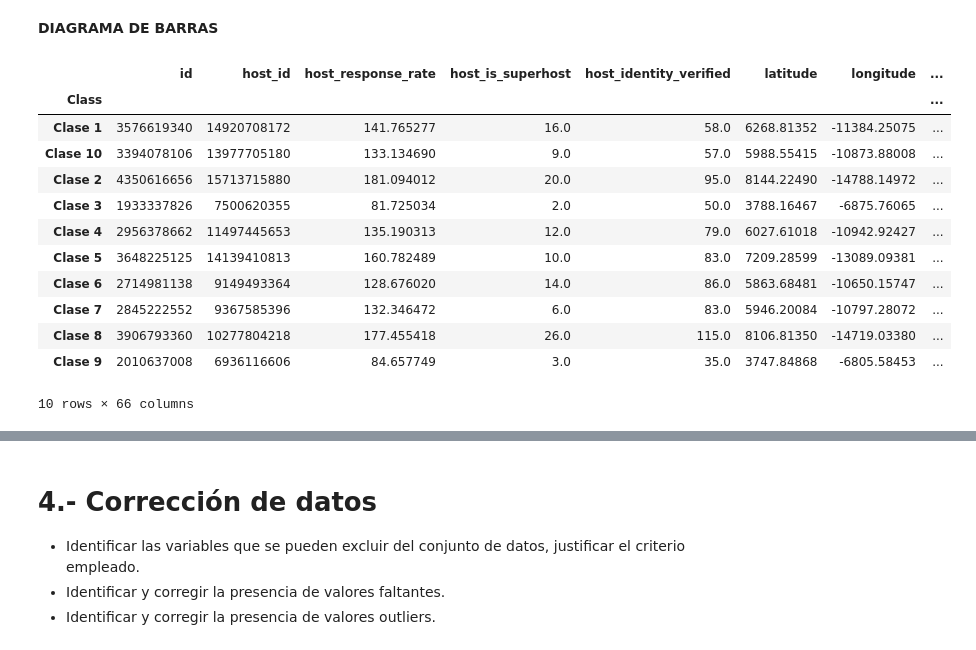
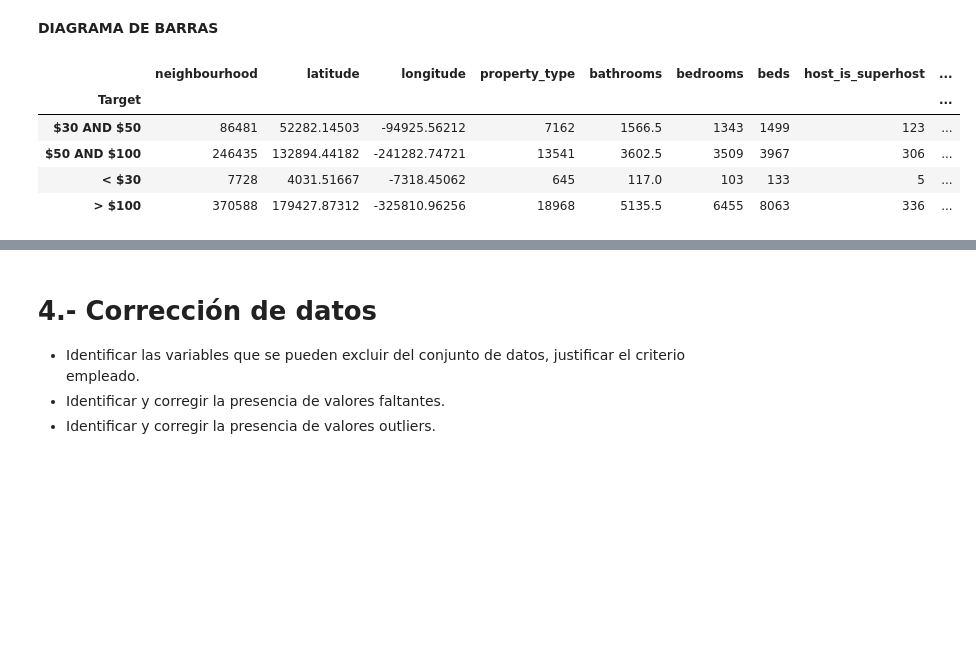
Before and after one commit to chris78rey/DIPLOM_BIGDATA, a Jupyter notebook: IPYNB_TODOS/Taller_Final.ipynb, the cells around one changed output, grey strips where cells are left out. Saved outputs shown, nothing was run; the diff lists cells and outputs as text; code cells hidden in the pictures; blank space fills up the shorter version.

```diff
--- a/IPYNB_TODOS/Taller_Final.ipynb
+++ b/IPYNB_TODOS/Taller_Final.ipynb
@@ -150,21 +152,3 @@ df_airbnb_final.describe()
 | 72  |SMOKE |DETECTOR|               30179 non|-null  int64  |
 | 73  |CARBON |MONOXIDE| DETECTOR     30179 no|n-null  int64  |
 | 74  |FIRST |AID| KIT                30179 no|n-null  int64|
-# %%
-#sacar los deciles de la variable precio y determinar en el rango desda hasta de cada decil
-deciles=df_airbnb_final['price'].quantile([0.25,0.5,0.75,1])
-
-#crear una nueva variable llamada 'decil' que contenga el decil al que pertenece cada precio
-df_airbnb_final['decil']=pd.qcut(df_airbnb_final['price'],10,labels=['1','2','3','4','5','6','7','8','9','10'])
-
-#crear una nueva variable llamada 'decil' que contenga el decil al que pertenece cada precio
-df_airbnb_final['decil']=pd.qcut(df_airbnb_final['price'],10,labels=['1','2','3','4','5','6','7','8','9','10'])
-
-#imprimir el head de los 20 primeros registros del campo decil
-
-
-#tranformar la variable decil a string y preponga la palabra Clase
-df_airbnb_final['decil']='Clase '+df_airbnb_final['decil'].astype(str)
-df_airbnb_final['decil'].head(20)
-
-df_airbnb_final.head(2)
@@ -200,3 +187,0 @@ memory usage: 17.5+ MB
-# %%
-#reemplazar el nombre del campo decil por Class
-df_airbnb_final.rename(columns={'decil':'Class'},inplace=True)
@@ -223,4 +187,0 @@ memory usage: 17.5+ MB
-# %%
-#seleccionar 1500 registros al azar del conjunto de datos de modo statified en base al campo Class
-df_airbnb_final=df_airbnb_final.sample(n=1500,random_state=1)
-df_airbnb_final.shape
@@ -229,7 +188,3 @@ df_airbnb_final.shape
-# %%
-#dividir el conjunto de datos en train y test
-#Eliminar el campo price del conjunto de datos
-df_airbnb_final.drop('price',axis=1,inplace=True)
 # %% [markdown]
 #  3.-Análisis exploratorio
 Usar las visualizaciones y estadísticas descriptivas para resumir y entender el comportamiento y estructura de los datos, recuerde que no es solo mostrar los estadísticos y gráficas, debe haber un análisis sistemático de cada variable y las relaciones existentes usando los recursos vistos en clase y listados a continuación.
@@ -271,19 +226,12 @@ plt.show()
 **DIAGRAMA DE BARRAS**
 # %%
 #Se agrupan las variables numéricas por clase Class
-df_airbnb_final_count=  df_airbnb_final.groupby('Class').sum()
+df_airbnb_final_count=  df_airbnb_final.groupby('Target').sum()
 df_airbnb_final_count
 # %% [output]
-|  | id | host_id | host_response_rate | host_is_superhost | host_identity_verified | latitude | longitude | ... |
-| Class |  |  |  |  |  |  |  | ... |
-| Clase 1 | 3576619340 | 14920708172 | 141.765277 | 16.0 | 58.0 | 6268.81352 | -11384.25075 | ... |
-| Clase 10 | 3394078106 | 13977705180 | 133.134690 | 9.0 | 57.0 | 5988.55415 | -10873.88008 | ... |
-| Clase 2 | 4350616656 | 15713715880 | 181.094012 | 20.0 | 95.0 | 8144.22490 | -14788.14972 | ... |
-| Clase 3 | 1933337826 | 7500620355 | 81.725034 | 2.0 | 50.0 | 3788.16467 | -6875.76065 | ... |
-| Clase 4 | 2956378662 | 11497445653 | 135.190313 | 12.0 | 79.0 | 6027.61018 | -10942.92427 | ... |
-| Clase 5 | 3648225125 | 14139410813 | 160.782489 | 10.0 | 83.0 | 7209.28599 | -13089.09381 | ... |
-| Clase 6 | 2714981138 | 9149493364 | 128.676020 | 14.0 | 86.0 | 5863.68481 | -10650.15747 | ... |
-| Clase 7 | 2845222552 | 9367585396 | 132.346472 | 6.0 | 83.0 | 5946.20084 | -10797.28072 | ... |
-| Clase 8 | 3906793360 | 10277804218 | 177.455418 | 26.0 | 115.0 | 8106.81350 | -14719.03380 | ... |
-| Clase 9 | 2010637008 | 6936116606 | 84.657749 | 3.0 | 35.0 | 3747.84868 | -6805.58453 | ... |
+|  | neighbourhood | latitude | longitude | property_type | bathrooms | bedrooms | beds | host_is_superhost | ... |
+| Target |  |  |  |  |  |  |  |  | ... |
+| $30 AND $50 | 86481 | 52282.14503 | -94925.56212 | 7162 | 1566.5 | 1343 | 1499 | 123 | ... |
+| $50 AND $100 | 246435 | 132894.44182 | -241282.74721 | 13541 | 3602.5 | 3509 | 3967 | 306 | ... |
+| < $30 | 7728 | 4031.51667 | -7318.45062 | 645 | 117.0 | 103 | 133 | 5 | ... |
+| > $100 | 370588 | 179427.87312 | -325810.96256 | 18968 | 5135.5 | 6455 | 8063 | 336 | ... |
-10 rows × 66 columns
```
Also changed, not shown: parts of 57 cells of this notebook, 1 other file.
